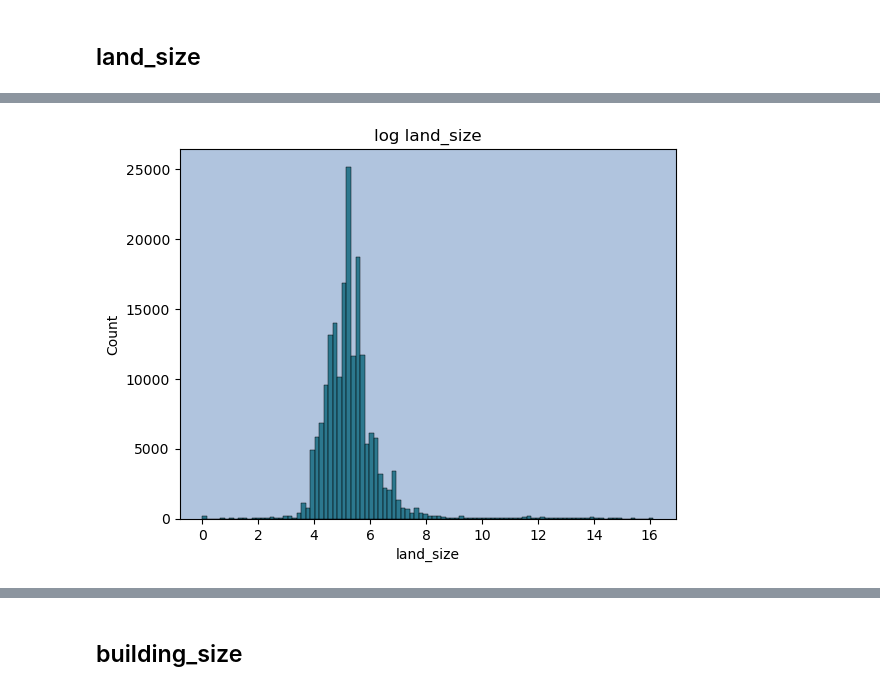
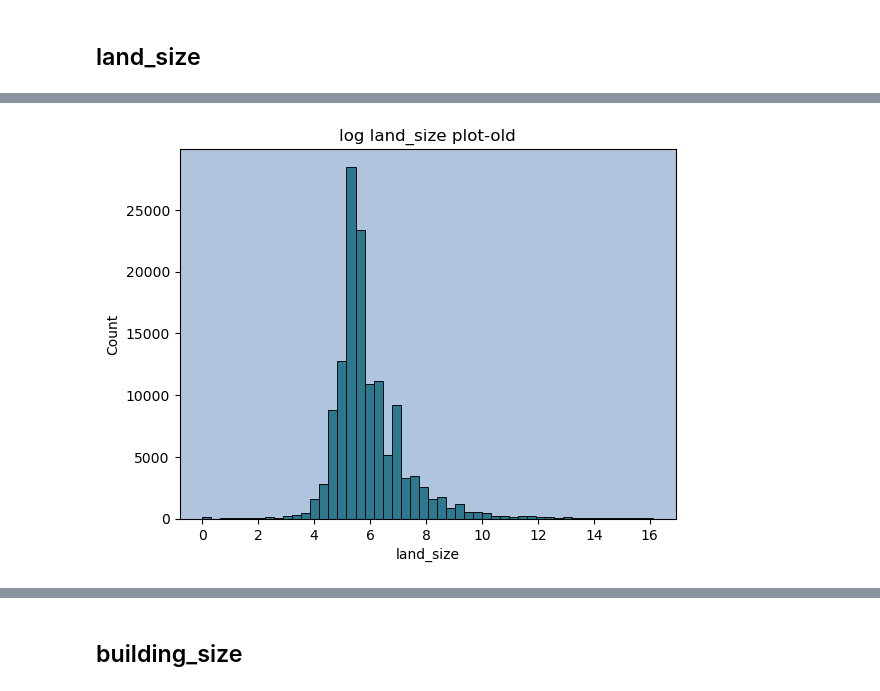
Before and after one commit to AlirezaMojtabavi/Real-estate_PricePrediction, a Jupyter notebook: notebooks/exploration/clean_columns_23_to_42.ipynb, the cells around one changed output, grey strips where cells are left out. Drawn from its saved outputs; the diff is of its cells as text; code cells hidden in the pictures.

Commit message:
land size column has been completed

```diff
--- a/notebooks/exploration/clean_columns_23_to_42.ipynb
+++ b/notebooks/exploration/clean_columns_23_to_42.ipynb
@@ -71,0 +499,9 @@ Name: count, dtype: int64
+# %%
+mask = ((df_subset.cat3_slug == "plot-old") & (df_subset.land_size.isna()))
+ids = []
+for idx, row in df_subset[mask].iterrows():
+    ids.append(row["Unnamed: 0"])
+    text = f"{row['title']}. {row['description']}"
+    if has_number_info(text):
+        land_size = extract_land_size_openai(text)
+        df_subset.loc[idx, "land_size"] = land_size
@@ -71,0 +524,16 @@ Name: count, dtype: int64
+# %%
+mask = ((df_subset.cat3_slug == "house-villa-sell") & (df_subset.land_size.isna()))
+for idx, row in df_subset[mask].iterrows():
+    ids.append(row["Unnamed: 0"])
+    text = f"{row['title']}. {row['description']}"
+    if has_number_info(text):
+        land_size = extract_land_size_openai(text)
+        df_subset.loc[idx, "land_size"] = land_size
+# %%
+mask = ((df_subset.cat3_slug == "house-villa-rent") & (df_subset.land_size.isna()))
+for idx, row in df_subset[mask].iterrows():
+    ids.append(row["Unnamed: 0"])
+    text = f"{row['title']}. {row['description']}"
+    if has_number_info(text):
+        land_size = extract_land_size_openai(text)
+        df_subset.loc[idx, "land_size"] = land_size
@@ -72,6 +565,10 @@ Name: count, dtype: int64
+# %%
+df_subset["land_size"] = pd.read_csv("land_size_1.csv")["land_size"]
 # %%
-plt.title("log land_size")
-sns.histplot(np.log(df_subset.land_size), color="#005f73", bins=100)
+po_land_size = df_subset.loc[df_subset.cat3_slug == "plot-old", "land_size"]
+
+plt.title("log land_size plot-old")
+sns.histplot((po_land_size), color="#005f73", bins=50)
 plt.gca().set_facecolor("lightsteelblue")
 # %% [output]
-[figure, old version]
+[figure, new version]
```
Also changed, not shown: parts of 39 cells of this notebook, 1 other file.
